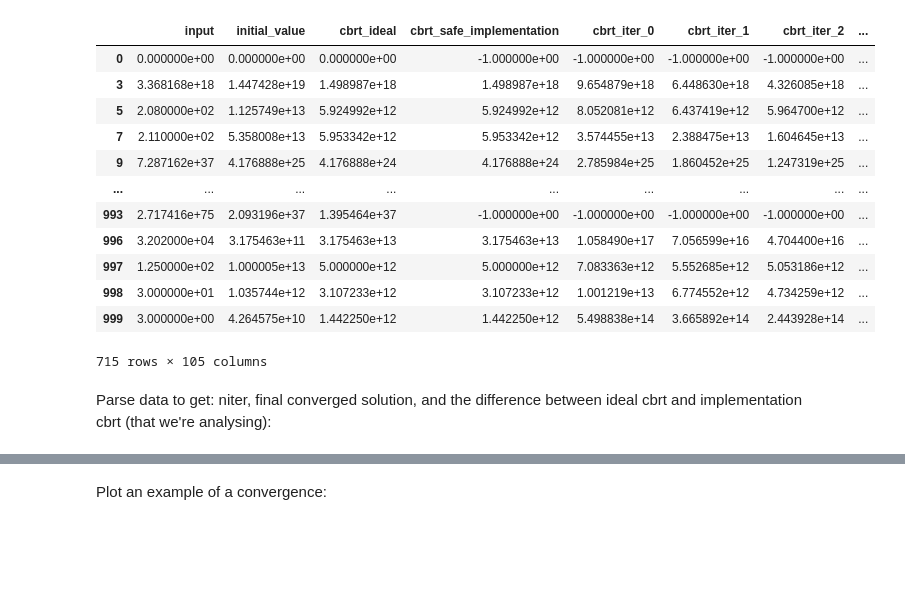
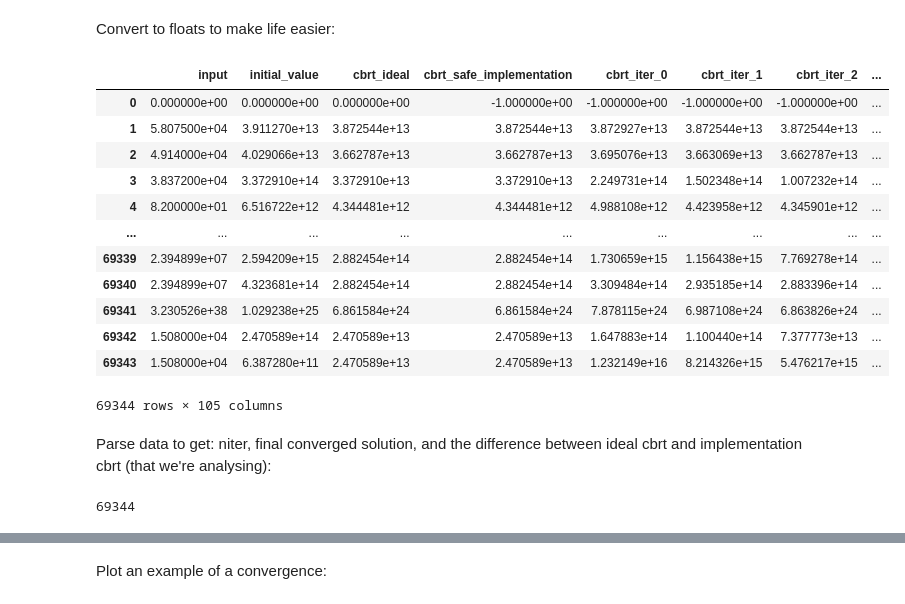
Before and after one commit to curvefi/tricrypto-ng, a Jupyter notebook: analysis/cbrt/report_cbrt.ipynb, the cells around one changed output, grey strips where cells are left out. Drawn from its saved outputs; the diff is of its cells as text; code cells hidden in the pictures; blank space fills up the shorter version.

Commit message:
feat: cbrt convergences analyses

```diff
--- a/analysis/cbrt/report_cbrt.ipynb
+++ b/analysis/cbrt/report_cbrt.ipynb
@@ -14,0 +18,3 @@ warnings.simplefilter(action="ignore", category=SettingWithCopyWarning)
+# %%
+data = pd.read_csv("./data.csv", low_memory=False).drop_duplicates().reset_index(drop=True)
+data
@@ -15,28 +35,29 @@ warnings.simplefilter(action="ignore", category=SettingWithCopyWarning)
+# %% [markdown]
+Convert to floats to make life easier:
 # %%
-data = pd.read_csv("./data.csv", low_memory=False).drop_duplicates()
 data["input"] = data["input"].astype(float)
 data["initial_value"] = data["initial_value"].astype(float)
 data["cbrt_ideal"] = data["cbrt_ideal"].astype(float)
 data["cbrt_safe_implementation"] = data["cbrt_safe_implementation"].astype(float)
 data["cbrt_implementation"] = -1
 
 for col in data.columns:
     if col.startswith("cbrt_iter"):
         data[col] = data[col].astype(float)
 data
 # %% [output]
 |  | input | initial_value | cbrt_ideal | cbrt_safe_implementation | cbrt_iter_0 | cbrt_iter_1 | cbrt_iter_2 | ... |
 | 0 | 0.000000e+00 | 0.000000e+00 | 0.000000e+00 | -1.000000e+00 | -1.000000e+00 | -1.000000e+00 | -1.000000e+00 | ... |
-| 3 | 3.368168e+18 | 1.447428e+19 | 1.498987e+18 | 1.498987e+18 | 9.654879e+18 | 6.448630e+18 | 4.326085e+18 | ... |
-| 5 | 2.080000e+02 | 1.125749e+13 | 5.924992e+12 | 5.924992e+12 | 8.052081e+12 | 6.437419e+12 | 5.964700e+12 | ... |
-| 7 | 2.110000e+02 | 5.358008e+13 | 5.953342e+12 | 5.953342e+12 | 3.574455e+13 | 2.388475e+13 | 1.604645e+13 | ... |
-| 9 | 7.287162e+37 | 4.176888e+25 | 4.176888e+24 | 4.176888e+24 | 2.785984e+25 | 1.860452e+25 | 1.247319e+25 | ... |
+| 1 | 5.807500e+04 | 3.911270e+13 | 3.872544e+13 | 3.872544e+13 | 3.872927e+13 | 3.872544e+13 | 3.872544e+13 | ... |
+| 2 | 4.914000e+04 | 4.029066e+13 | 3.662787e+13 | 3.662787e+13 | 3.695076e+13 | 3.663069e+13 | 3.662787e+13 | ... |
+| 3 | 3.837200e+04 | 3.372910e+14 | 3.372910e+13 | 3.372910e+13 | 2.249731e+14 | 1.502348e+14 | 1.007232e+14 | ... |
+| 4 | 8.200000e+01 | 6.516722e+12 | 4.344481e+12 | 4.344481e+12 | 4.988108e+12 | 4.423958e+12 | 4.345901e+12 | ... |
 | ... | ... | ... | ... | ... | ... | ... | ... | ... |
-| 993 | 2.717416e+75 | 2.093196e+37 | 1.395464e+37 | -1.000000e+00 | -1.000000e+00 | -1.000000e+00 | -1.000000e+00 | ... |
-| 996 | 3.202000e+04 | 3.175463e+11 | 3.175463e+13 | 3.175463e+13 | 1.058490e+17 | 7.056599e+16 | 4.704400e+16 | ... |
-| 997 | 1.250000e+02 | 1.000005e+13 | 5.000000e+12 | 5.000000e+12 | 7.083363e+12 | 5.552685e+12 | 5.053186e+12 | ... |
-| 998 | 3.000000e+01 | 1.035744e+12 | 3.107233e+12 | 3.107233e+12 | 1.001219e+13 | 6.774552e+12 | 4.734259e+12 | ... |
-| 999 | 3.000000e+00 | 4.264575e+10 | 1.442250e+12 | 1.442250e+12 | 5.498838e+14 | 3.665892e+14 | 2.443928e+14 | ... |
+| 69339 | 2.394899e+07 | 2.594209e+15 | 2.882454e+14 | 2.882454e+14 | 1.730659e+15 | 1.156438e+15 | 7.769278e+14 | ... |
+| 69340 | 2.394899e+07 | 4.323681e+14 | 2.882454e+14 | 2.882454e+14 | 3.309484e+14 | 2.935185e+14 | 2.883396e+14 | ... |
+| 69341 | 3.230526e+38 | 1.029238e+25 | 6.861584e+24 | 6.861584e+24 | 7.878115e+24 | 6.987108e+24 | 6.863826e+24 | ... |
+| 69342 | 1.508000e+04 | 2.470589e+14 | 2.470589e+13 | 2.470589e+13 | 1.647883e+14 | 1.100440e+14 | 7.377773e+13 | ... |
+| 69343 | 1.508000e+04 | 6.387280e+11 | 2.470589e+13 | 2.470589e+13 | 1.232149e+16 | 8.214326e+15 | 5.476217e+15 | ... |
-715 rows × 105 columns
+69344 rows × 105 columns
 # %% [markdown]
 Parse data to get: niter, final converged solution, and the difference between ideal cbrt and implementation cbrt (that we're analysing):
@@ -45,3 +64,8 @@ num_rows_to_analyse = 100
+# %%
+num_rows_to_analyse = data.shape[0]
+num_rows_to_analyse
+# %% [output]
+69344
 # %%
 subset_data = data[:num_rows_to_analyse].reset_index(drop=True).reindex()
 
```
Also changed, not shown: parts of 17 cells of this notebook, 4 other files.
